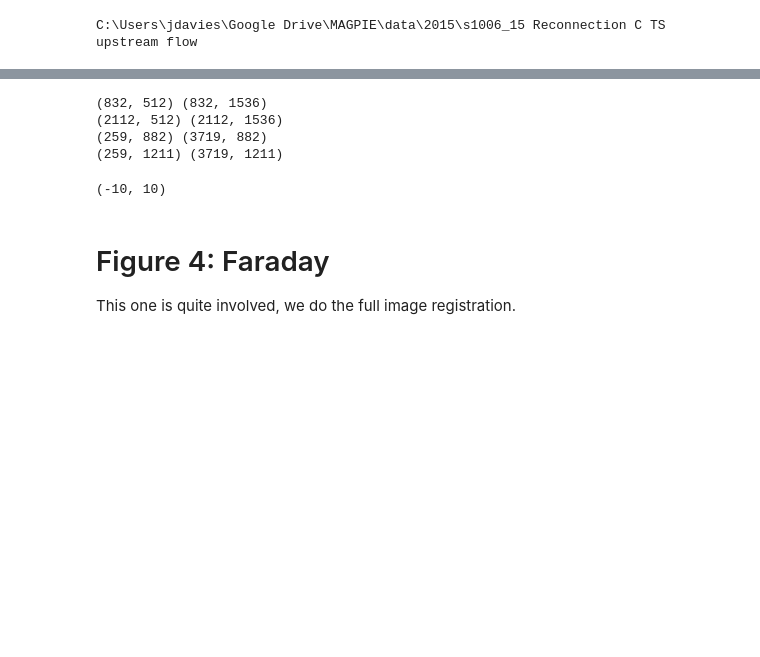
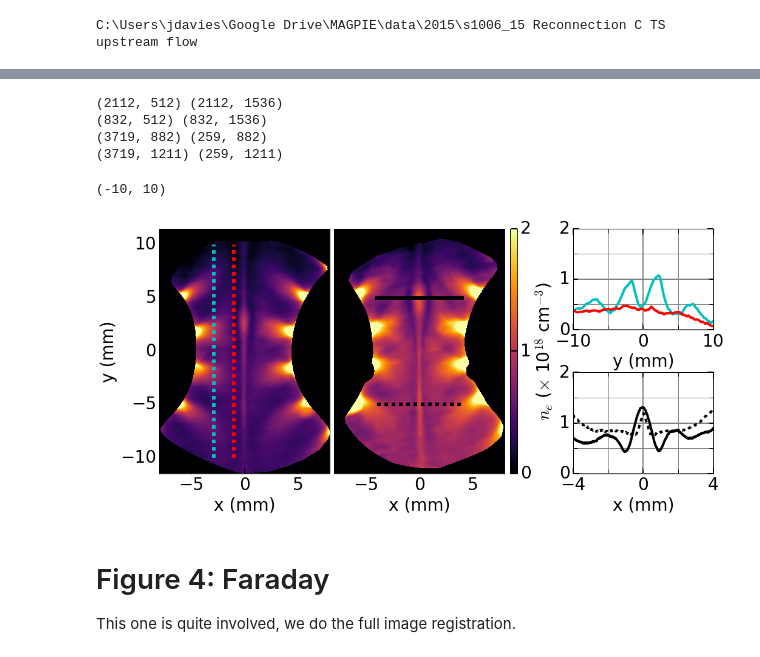
Before and after one commit to jdhare/magpie-analysis, a Jupyter notebook: Figures for Reconnection Paper.ipynb, the cells around one changed output, grey strips where cells are left out. Saved outputs shown, nothing was run; the diff lists cells and outputs as text; code cells hidden in the pictures; blank space fills up the shorter version.

```diff
--- a/Figures for Reconnection Paper.ipynb
+++ b/Figures for Reconnection Paper.ipynb
@@ -73,7 +73,7 @@ ax1=fig.add_axes([0.0, 0.10, 0.3, 0.8])#l,b,w,h
 gim=s1006_15_532.plot_data_mm(ax=ax1, clim=[0,2], multiply_by=1e-18)
 
 for x_mm in [-2.9,-1]:
-    ax1.plot([x_mm,x_mm],[-10,10], lw=4, ls='dashed')
+    ax1.plot([x_mm,x_mm],[-10,10], lw=6, ls='dashed')
 ax1.lines[0].set_color('c')
 ax1.lines[1].set_color('red')
 
@@ -81,8 +81,8 @@ ax2=fig.add_axes([0.25, 0.10, 0.3, 0.8])#l,b,w,h
 bim=s1006_15_355.plot_data_mm(ax=ax2, clim=[0,2],multiply_by=1e-18)
 
 
-ax2.plot([-4,4],[5,5], lw=4, color='black',ls='dashed')
-ax2.plot([-4,4],[-5,-5], lw=4,  color='k')
+ax2.plot([-4,4],[5,5], lw=6, color='black')
+ax2.plot([-4,4],[-5,-5], lw=6,  color='k',ls='dashed')
 
 
 ax1.set_xlabel('x (mm)',fontsize=28)
@@ -106,7 +106,7 @@ cbar_ax=fig.add_axes([0.53, 0.10, 0.01, 0.8])#l,b,w,h
 cbar_ax.tick_params(labelsize=28, pad=5, length=10, width=2)
 
 fig.colorbar(bim, cax=cbar_ax, ticks=[0.0,1,2])
-cbar_ax.set_ylabel(r'$n_e$ ($\times$ 10$^{18}$ cm$^{-2}$)',fontsize=28)
+cbar_ax.set_ylabel(r'$n_e$ ($\times$ 10$^{18}$ cm$^{-3}$)',fontsize=28)
 
 
 ax4=fig.add_axes([0.62, 0.10, 0.2, 0.33])#l,b,w,h
@@ -129,7 +129,7 @@ ax4.lines[0].set_linestyle('dashed')
 
 ax4.set_xlim([-4,4])#
 ax4.set_xticks([-4,0,4])#
-ax4.xaxis.set_minor_locator(MultipleLocator(1))
+ax4.xaxis.set_minor_locator(MultipleLocator(2))
 
 ax4.set_ylim([0, 2])
 ax4.set_yticks([0, 1,2])
@@ -140,8 +140,9 @@ ax4.set_xlabel('x (mm)',fontsize=28)
 ax4.tick_params(which='minor', pad=5, length=7, width=1)
 ax4.tick_params(labelsize=28, pad=5, length=10, width=2)
 
-ax4.grid()
-ax4.grid(which='minor', color='gray',linestyle=':')
+ax4.grid(which='major', color='gray', linestyle='-', linewidth=2)
+ax4.grid(which='minor', color='gray', linestyle='-', linewidth=1)
+ax4.set_axisbelow(True)
 
 
 ax3=fig.add_axes([0.62, 0.57, 0.2, 0.33])#l,b,w,h
@@ -155,13 +156,15 @@ ax3.lines[0].set_color('c')
 ax3.lines[1].set_color('red')
 
 ax3.set_xticks([-10,0,10])
-ax3.xaxis.set_minor_locator(MultipleLocator(2))
+ax3.xaxis.set_minor_locator(MultipleLocator(5))
 ax3.set_ylim([0, 2])
 ax3.set_yticks([0, 1,2])
 ax3.yaxis.set_minor_locator(MultipleLocator(0.5))
 
-ax3.grid()
-ax3.grid(which='minor', color='gray',linestyle=':')
+ax3.grid(which='major', color='gray', linestyle='-', linewidth=2)
+ax3.grid(which='minor', color='gray', linestyle='-', linewidth=1)
+ax3.set_axisbelow(True)
+
 
 ax3.tick_params(which='minor', pad=5, length=7, width=1)
 ax3.tick_params(labelsize=28, pad=5, length=10, width=2)
@@ -174,8 +175,9 @@ ax3.set_xlim([-10,10])
+(2112, 512) (2112, 1536)
 (832, 512) (832, 1536)
-(2112, 512) (2112, 1536)
-(259, 882) (3719, 882)
-(259, 1211) (3719, 1211)
+(3719, 882) (259, 882)
+(3719, 1211) (259, 1211)
 (-10, 10)
+[figure, added]
 # %%
 fig.savefig('s1006_15 nel maps with lineouts.pdf', dpi=300, bbox_inches='tight')
 # %% [markdown]
```
Also changed, not shown: parts of 1 cell of this notebook, 2 other files.
